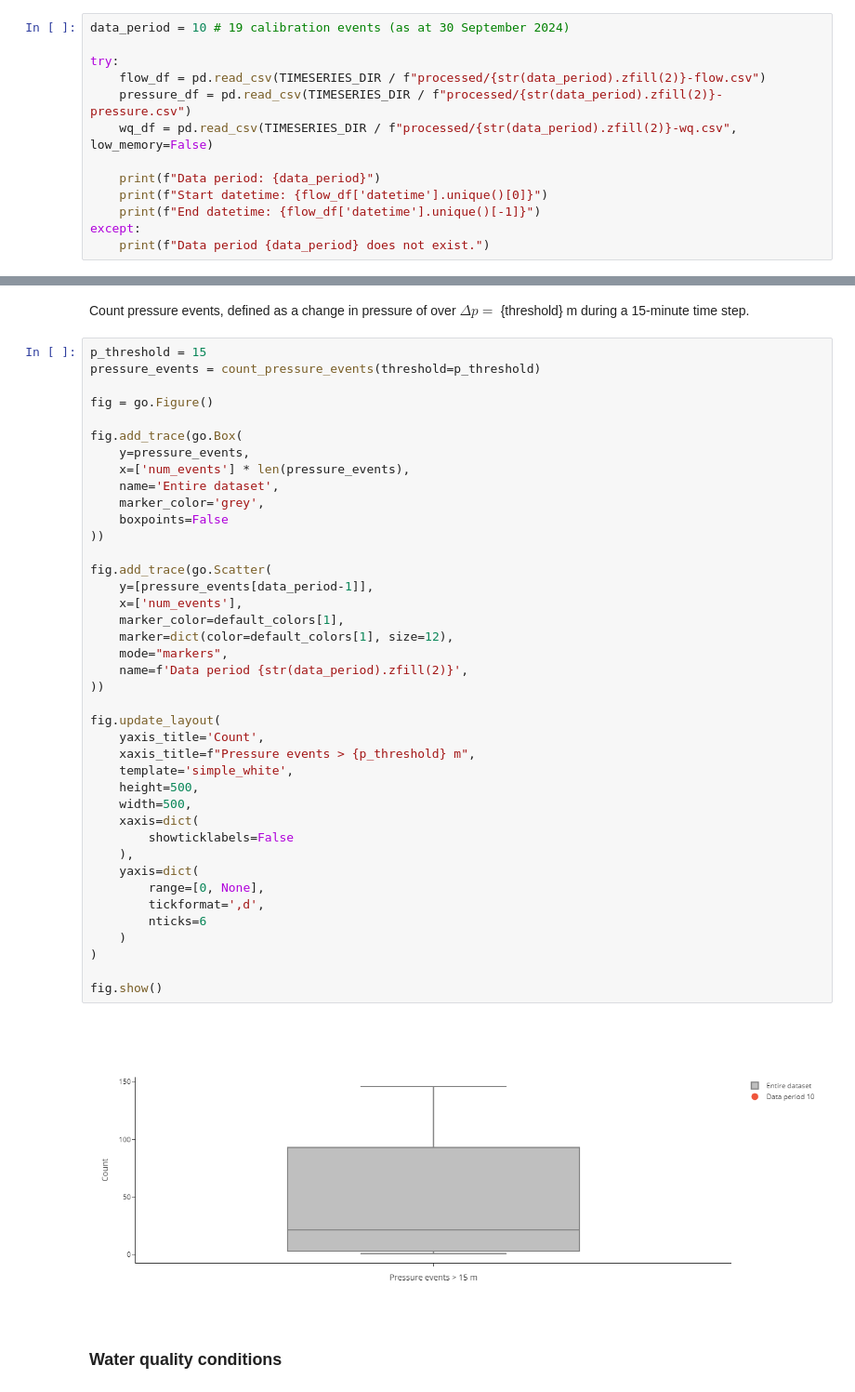
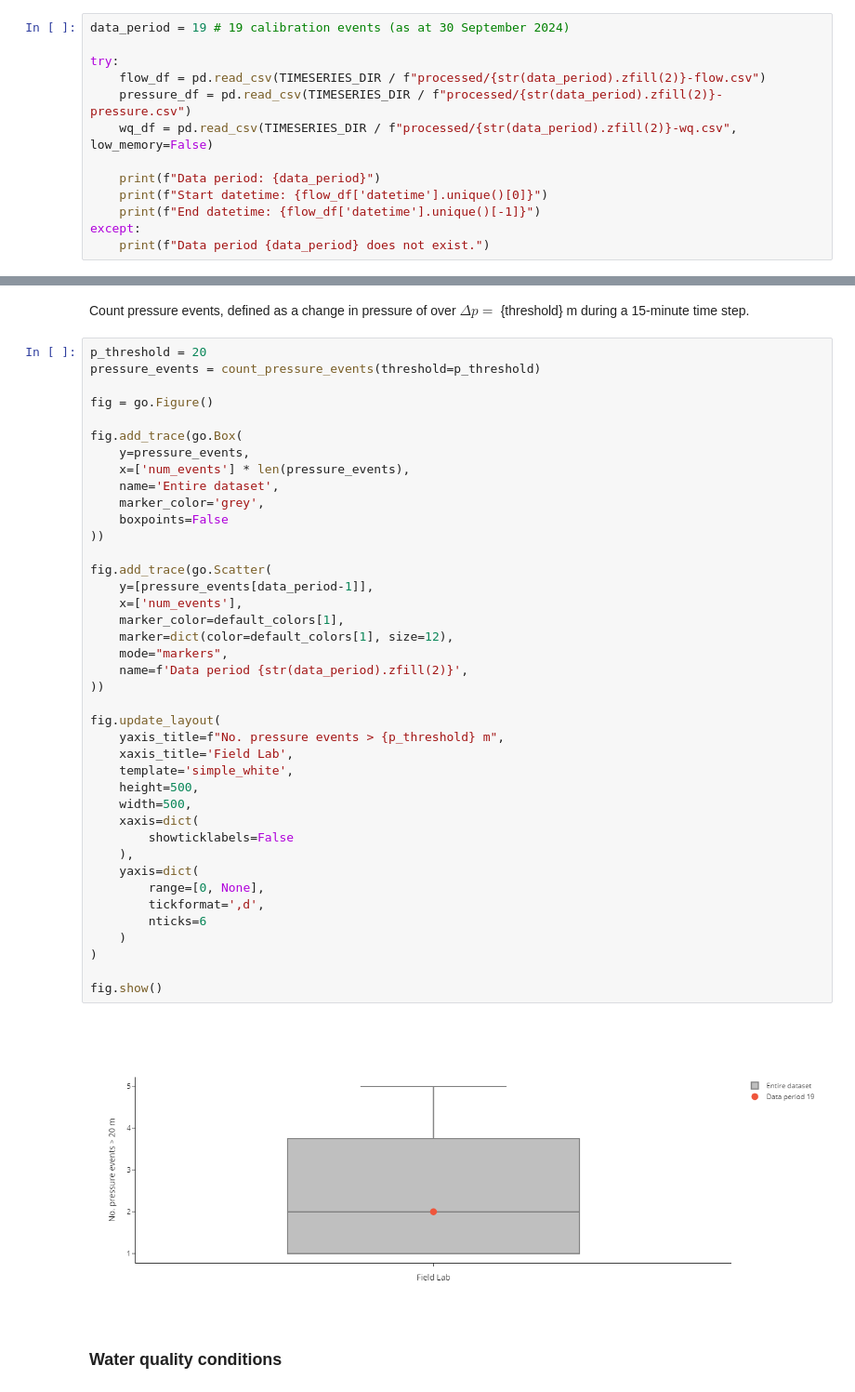
Before and after one commit to bradleywjenks/bayesian-wq-calibration, a Jupyter notebook: notebooks/01-data-period-features.ipynb, the cells around one changed output, grey strips where cells are left out. Shown at 93% size. Drawn from its saved outputs; the diff is of its cells as text.

```diff
--- a/notebooks/01-data-period-features.ipynb
+++ b/notebooks/01-data-period-features.ipynb
@@ -16,7 +16,7 @@ from bayesian_wq_calibration.data import get_sensor_stats, count_pressure_events
 # %% [markdown]
 Load sensing data for selected data period.
 # %%
-data_period = 10 # 19 calibration events (as at 30 September 2024)
+data_period = 19 # 19 calibration events (as at 30 September 2024)
 
 try:
     flow_df = pd.read_csv(TIMESERIES_DIR / f"processed/{str(data_period).zfill(2)}-flow.csv")
@@ -169,7 +169,7 @@ fig.show()
 # %% [markdown]
 Count pressure events, defined as a change in pressure of over $\Delta p=$ {threshold} m during a 15-minute time step.
 # %%
-p_threshold = 15
+p_threshold = 20
 pressure_events = count_pressure_events(threshold=p_threshold)
 
 fig = go.Figure()
@@ -180,36 +180,36 @@ fig.add_trace(go.Box(
     name='Entire dataset',
     marker_color='grey',
     boxpoints=False
 ))
 
 fig.add_trace(go.Scatter(
     y=[pressure_events[data_period-1]],
     x=['num_events'],
     marker_color=default_colors[1],
     marker=dict(color=default_colors[1], size=12),
     mode="markers",
     name=f'Data period {str(data_period).zfill(2)}',
 ))
 
 fig.update_layout(
-    yaxis_title='Count',
-    xaxis_title=f"Pressure events > {p_threshold} m",
+    yaxis_title=f"No. pressure events > {p_threshold} m",
+    xaxis_title='Field Lab',
     template='simple_white',
     height=500,
     width=500,
     xaxis=dict(
         showticklabels=False
     ),
     yaxis=dict(
         range=[0, None],
         tickformat=',d',
         nticks=6
     )
 )
 
 fig.show()
 # %% [output]
-[figure, old version]
+[figure, new version]
 # %% [markdown]
 ### Water quality conditions
 # %% [markdown]
```
Also changed, not shown: parts of 12 cells of this notebook, 1 other file.
